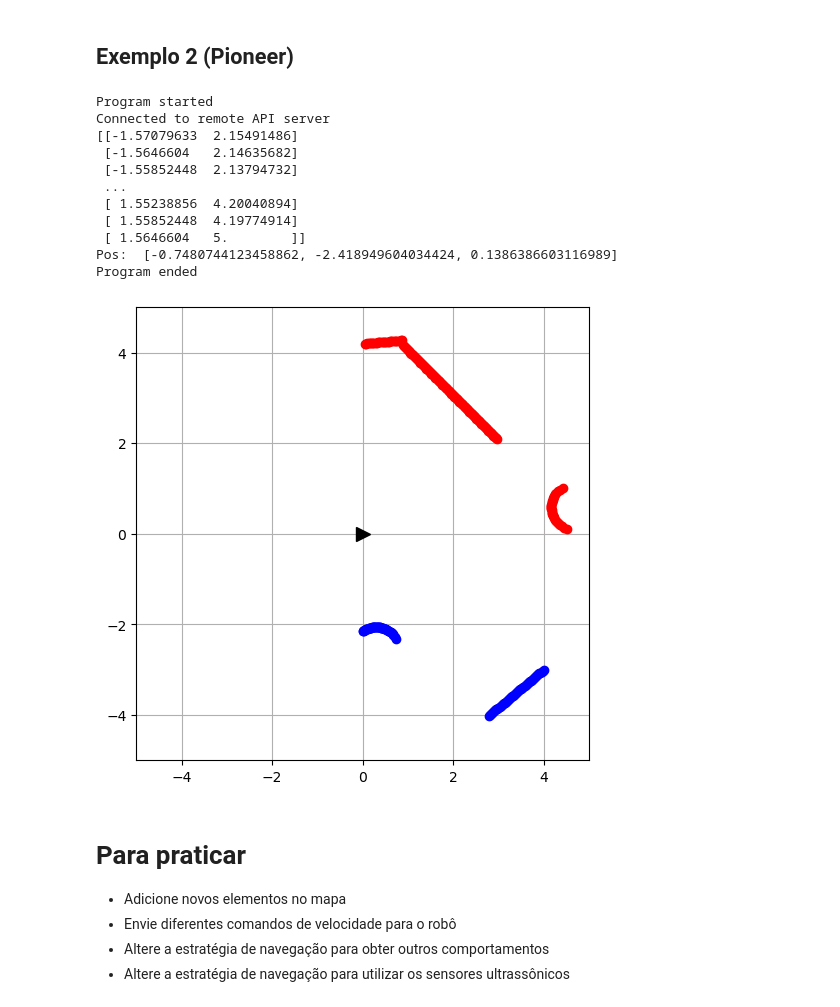
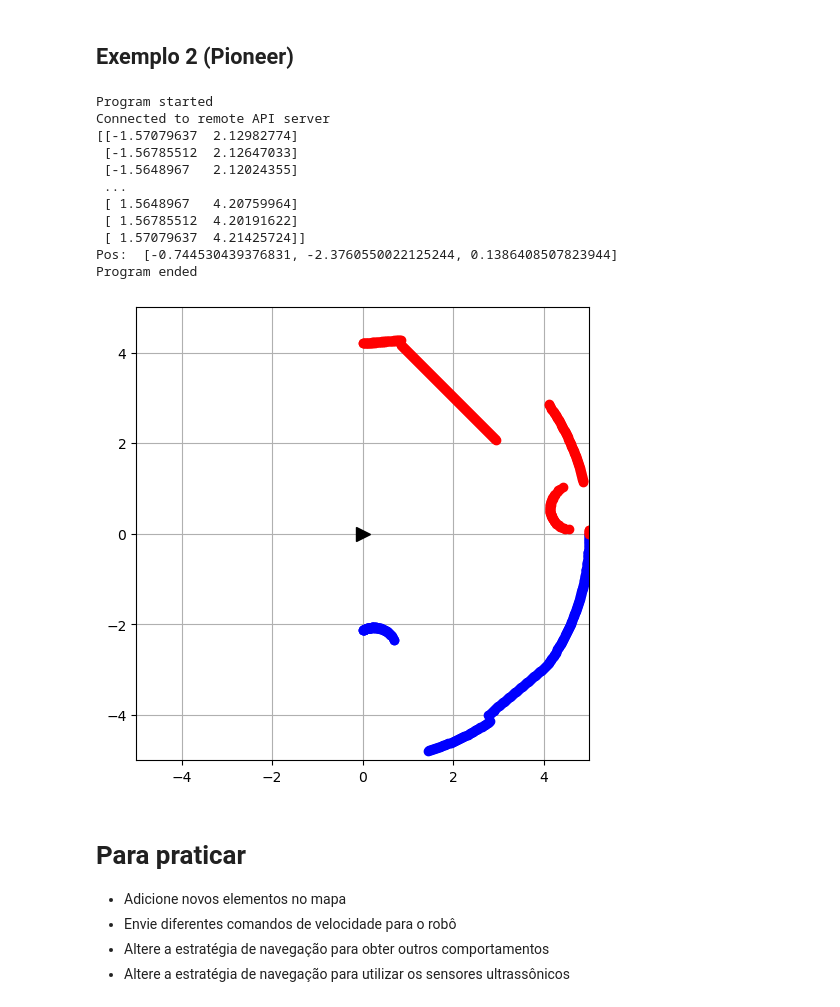
Before and after one commit to verlab/dcc042-robotica-movel, a Jupyter notebook: jupyter-notebooks/aula03-ferramental.ipynb, the cells around one changed output. Drawn from its saved outputs; the diff is of its cells as text; code cells hidden in the pictures.

Commit message:
Atualizando para versão otimizada do Hokuyo (fast).

```diff
--- a/jupyter-notebooks/aula03-ferramental.ipynb
+++ b/jupyter-notebooks/aula03-ferramental.ipynb
@@ -330,21 +346,18 @@ if clientID!=-1:
     returnCode, r_wheel = sim.simxGetObjectHandle(clientID, robotname + '_rightMotor', sim.simx_opmode_oneshot_wait)
 
     # Handle para os dados do LASER
-    laser_data_name = "hokuyo_range_data"
+    laser_range_data = "hokuyo_range_data"
+    laser_angle_data = "hokuyo_angle_data"
 
     # Geralmente a primeira leitura é inválida (atenção ao Operation Mode)
     # Em loop até garantir que as leituras serão válidas
     returnCode = 1
     while returnCode != 0:
-        returnCode, range_data = sim.simxGetStringSignal(clientID, laser_data_name, sim.simx_opmode_streaming + 10)
+        returnCode, range_data = sim.simxGetStringSignal(clientID, laser_range_data, sim.simx_opmode_streaming + 10)
 
     # Prosseguindo com as leituras
-    returnCode, string_range_data = sim.simxGetStringSignal(clientID, laser_data_name, sim.simx_opmode_buffer)
-    raw_range_data = sim.simxUnpackFloats(string_range_data)
-
-    scan_range = 180*np.pi/180
-    step_size = 2*np.pi/1024
-    laser_data = format_laser_data(raw_range_data, scan_range, step_size)
+    raw_range_data, raw_angle_data = readSensorData(clientID, laser_range_data, laser_angle_data)
+    laser_data = np.array([raw_angle_data, raw_range_data]).T
 
     print(laser_data)
     draw_laser_data(laser_data)
@@ -368,9 +381,8 @@ if clientID!=-1:
         dt = now - lastTime
 
         # Fazendo leitura do laser
-        returnCode, string_range_data = sim.simxGetStringSignal(clientID, laser_data_name, sim.simx_opmode_buffer)
-        raw_range_data = sim.simxUnpackFloats(string_range_data)
-        laser_data = format_laser_data(raw_range_data, scan_range, step_size)
+        raw_range_data, raw_angle_data = readSensorData(clientID, laser_range_data, laser_angle_data)
+        laser_data = np.array([raw_angle_data, raw_range_data]).T
 
         # Velocidade básica (linear, angular)
         v = 0
@@ -393,41 +405,41 @@ if clientID!=-1:
         # Isso é o modelo cinemático, estudaremos detalhadamente depois!
         wl = v/r - (w*L)/(2*r)
         wr = v/r + (w*L)/(2*r)
 
         # Enviando velocidades
         sim.simxSetJointTargetVelocity(clientID, l_wheel, wl, sim.simx_opmode_streaming + 5)
         sim.simxSetJointTargetVelocity(clientID, r_wheel, wr, sim.simx_opmode_streaming + 5)
 
         t = t + dt
         lastTime = now
 
     # Parando o robô
     sim.simxSetJointTargetVelocity(clientID, r_wheel, 0, sim.simx_opmode_oneshot_wait)
     sim.simxSetJointTargetVelocity(clientID, l_wheel, 0, sim.simx_opmode_oneshot_wait)
 
     # Parando a simulação
     sim.simxStopSimulation(clientID,sim.simx_opmode_blocking)
 
     # Now close the connection to CoppeliaSim:
     sim.simxFinish(clientID)
 
 else:
     print ('Failed connecting to remote API server')
 
 print ('Program ended')
 # %% [output]
 Program started
 Connected to remote API server
-[[-1.57079633  2.15491486]
- [-1.5646604   2.14635682]
- [-1.55852448  2.13794732]
+[[-1.57079637  2.12982774]
+ [-1.56785512  2.12647033]
+ [-1.5648967   2.12024355]
  ...
- [ 1.55238856  4.20040894]
- [ 1.55852448  4.19774914]
- [ 1.5646604   5.        ]]
-Pos:  [-0.7480744123458862, -2.418949604034424, 0.1386386603116989]
+ [ 1.5648967   4.20759964]
+ [ 1.56785512  4.20191622]
+ [ 1.57079637  4.21425724]]
+Pos:  [-0.744530439376831, -2.3760550022125244, 0.1386408507823944]
 Program ended
-[figure, old version]
+[figure, new version]
 # %% [markdown]
 # Para praticar
 
```
Also changed, not shown: parts of 2 cells of this notebook, 1 other file.
